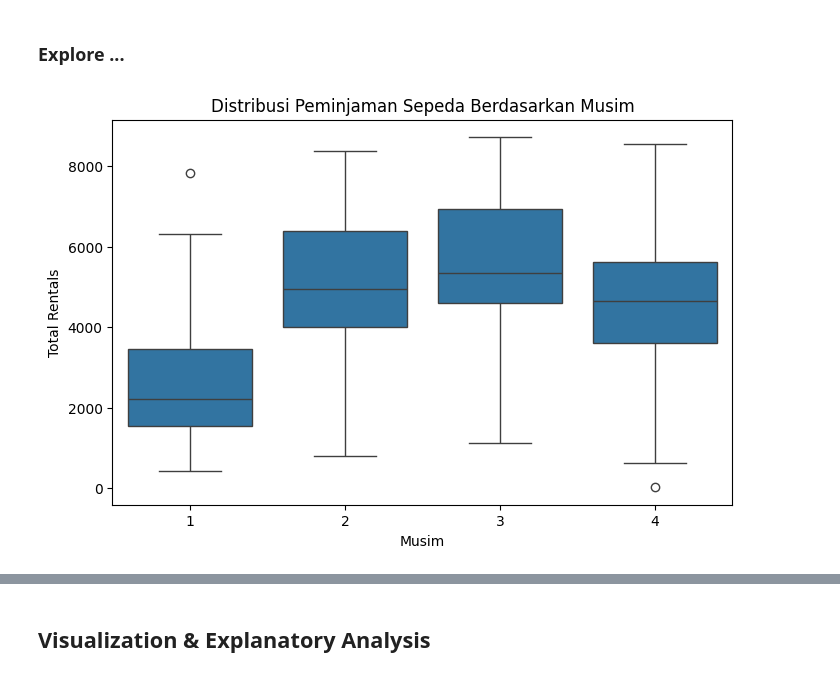
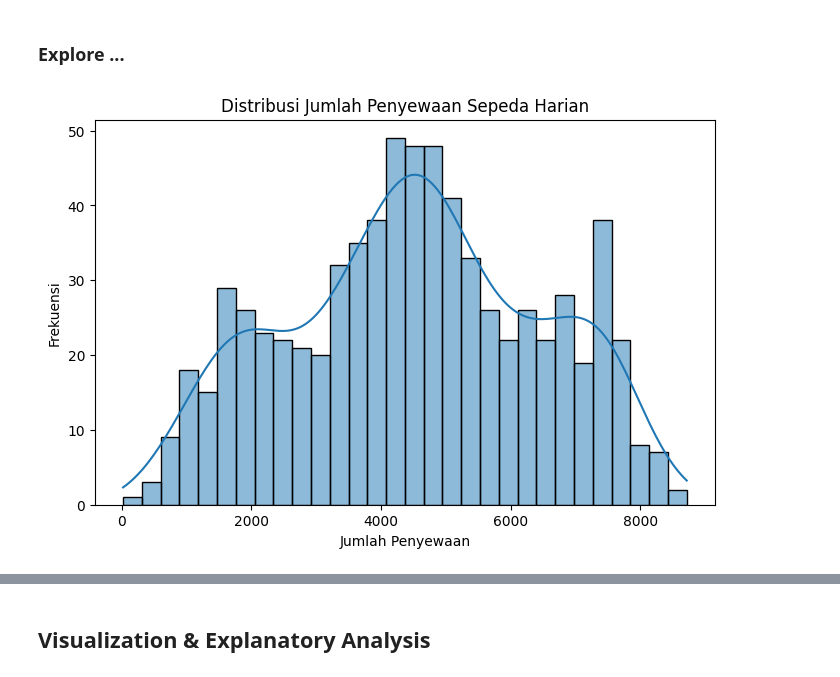
Before and after one commit to Nisarianti2218/Bike_Sharing_Dashboard, a Jupyter notebook: Proyek_Analisis_Data.ipynb, the cells around one changed output, grey strips where cells are left out. Cells and saved outputs as stored; diff of their text form; code cells hidden in the pictures.

```diff
--- a/Proyek_Analisis_Data.ipynb
+++ b/Proyek_Analisis_Data.ipynb
@@ -72,13 +137,13 @@ hour_df['dteday'] = pd.to_datetime(hour_df['dteday'])
 ## Exploratory Data Analysis (EDA)
 # %% [markdown]
 ### Explore ...
-# %%
-# Melihat distribusi jumlah peminjaman sepeda berdasarkan musim
-plt.figure(figsize=(8, 5))
-sns.boxplot(x='season', y='cnt', data=day_df)
-plt.xlabel('Musim')
-plt.ylabel('Total Rentals')
-plt.title('Distribusi Peminjaman Sepeda Berdasarkan Musim')
-plt.show()
-# %% [output]
-[figure, removed]
+# %%
+# Univariate Analysis
+plt.figure(figsize=(8,5))
+sns.histplot(day_df['cnt'], bins=30, kde=True)
+plt.title('Distribusi Jumlah Penyewaan Sepeda Harian')
+plt.xlabel('Jumlah Penyewaan')
+plt.ylabel('Frekuensi')
+plt.show()
+# %% [output]
+[figure, added]
```
Also changed, not shown: parts of 35 cells of this notebook, 1 other file.
